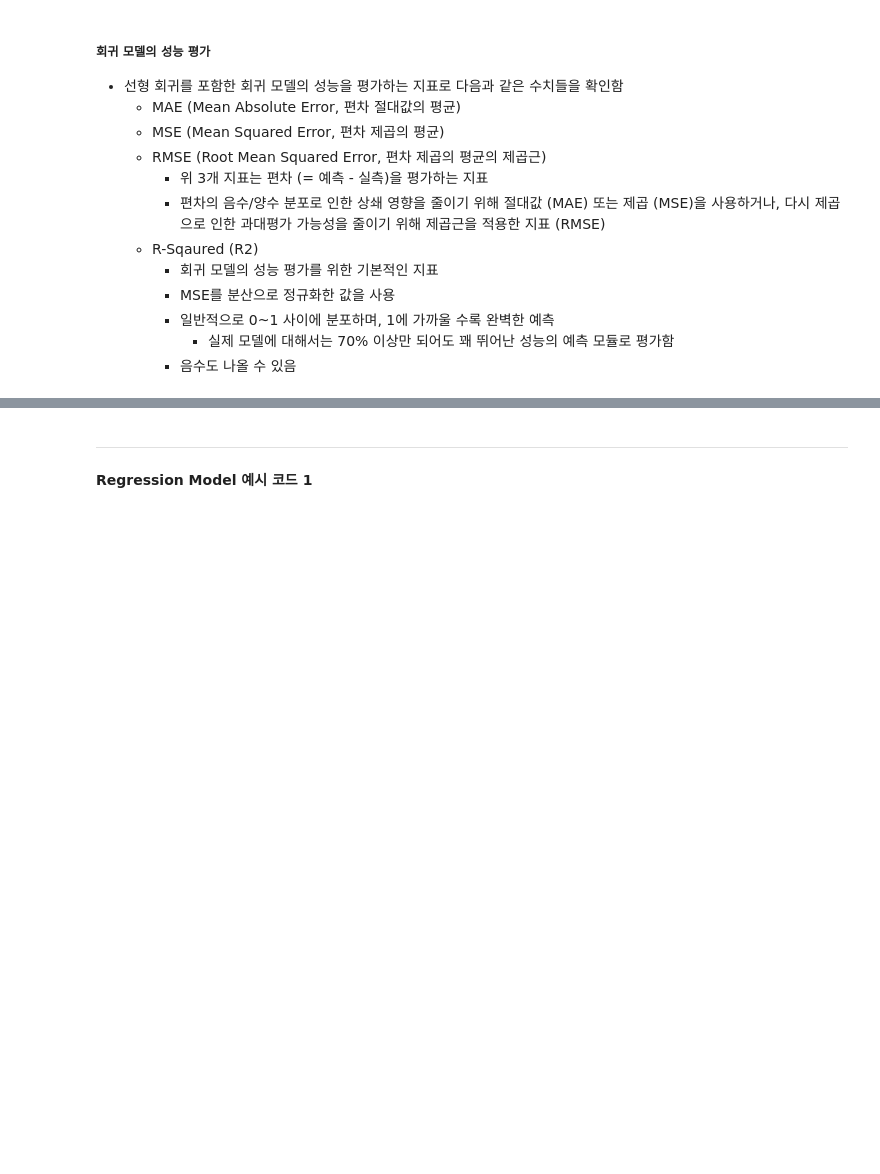
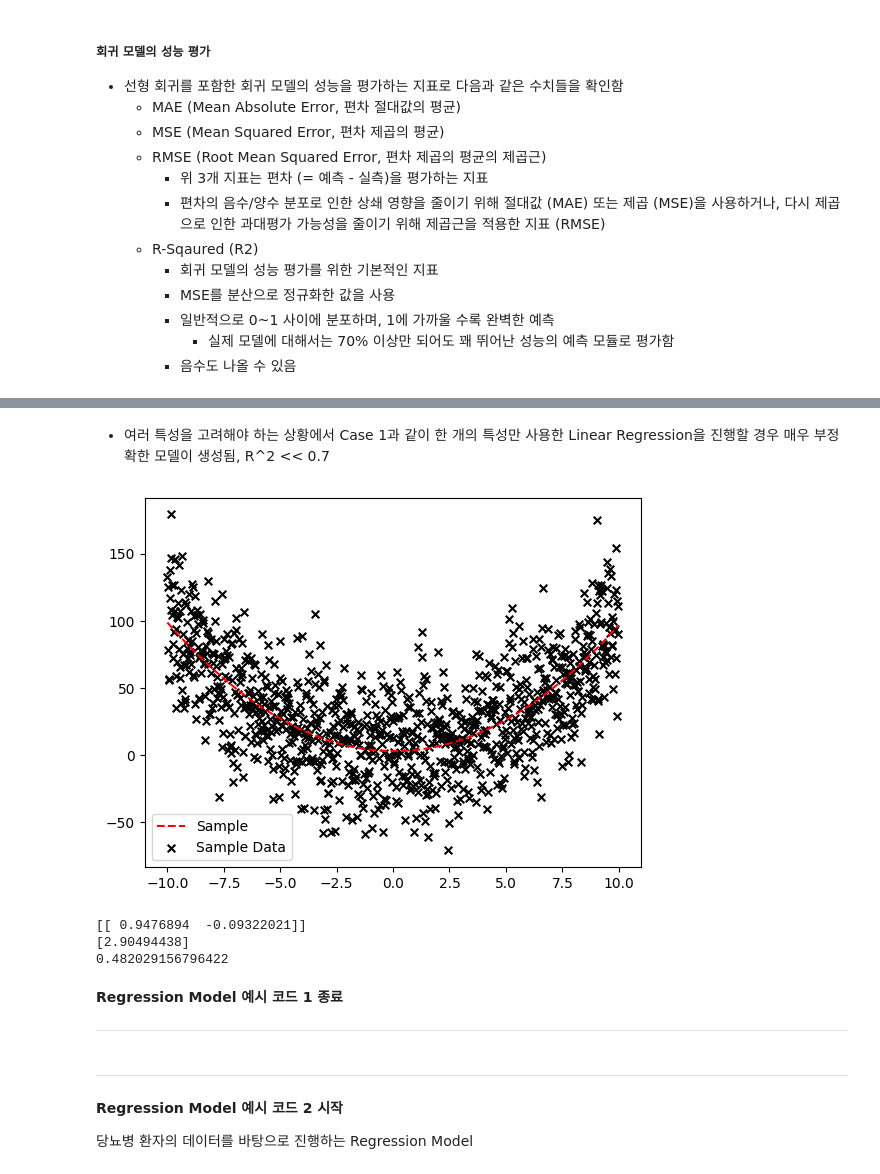
Before and after one commit to imbiotech/skbtML, a Jupyter notebook: k_pda_gmp_w_s.ipynb, the cells around one changed output, grey strips where cells are left out. Saved outputs shown, nothing was run; the diff lists cells and outputs as text; code cells hidden in the pictures; blank space fills up the shorter version.

```diff
--- a/k_pda_gmp_w_s.ipynb
+++ b/k_pda_gmp_w_s.ipynb
@@ -1083,3 +1170,38 @@ np.mean(iris.target == clf.predict(iris.data))
+# %% [markdown]
+* 여러 특성을 고려해야 하는 상황에서 Case 1과 같이 한 개의 특성만 사용한 Linear Regression을 진행할 경우 매우 부정확한 모델이 생성됨, R^2 << 0.7
+# %%
+### Case 2. values**2와 values 두 가지 특성을 포함한 훈련 ###
+
+# Linear Regression Model 생성
+model = linear_model.LinearRegression()
+
+
+# np.c_ 함수를 통해 values**2 특성과 values 특성 데이터를 결합하여 1,000 X 2 형태의 2차원 배열로 변환, c_ = concatenate
+x_train = np.c_[values**2, values]
+
+
+# 모델 훈련 및 예측 결과 도출 (훈련 데이터: x_train, 훈련 결과: y_val)
+model.fit(x_train, y_val)
+y_pred2 = model.predict(x_train)
+
+
+# 예측 결과를 시각화
+plt.plot(values, y_pred2, linestyle="--", color="red", label="Sample") # y_pred2을 선으로 표시
+plt.scatter(values, y_val, c="black",s=30,marker="x",label="Sample Data") # y_val을 산점도 형태로 표시
+plt.legend()
+plt.show()
+
+
+# 훈련된 모델의 가중치 확인
+print(model.coef_) # 가중치 출력
+print(model.intercept_) # 절편 출력
+print(model.score(x_train, y_val)) # 모델의 결정 계수 (R^2) 출력
+# %% [output]
+[figure, added]
+[[ 0.9476894  -0.09322021]]
+[2.90494438]
+0.482029156796422
 # %% [markdown]
+**Regression Model 예시 코드 1 종료**
+
 ---
-**Regression Model 예시 코드 1**
@@ -1127,0 +1208,5 @@ print(model.score(x2_train, x_train2)) # 모델의 정확도 출력
+# %% [markdown]
+---
+**Regression Model 예시 코드 2 시작**
+
+당뇨병 환자의 데이터를 바탕으로 진행하는 Regression Model
```
Also changed, not shown: parts of 18 cells of this notebook.
